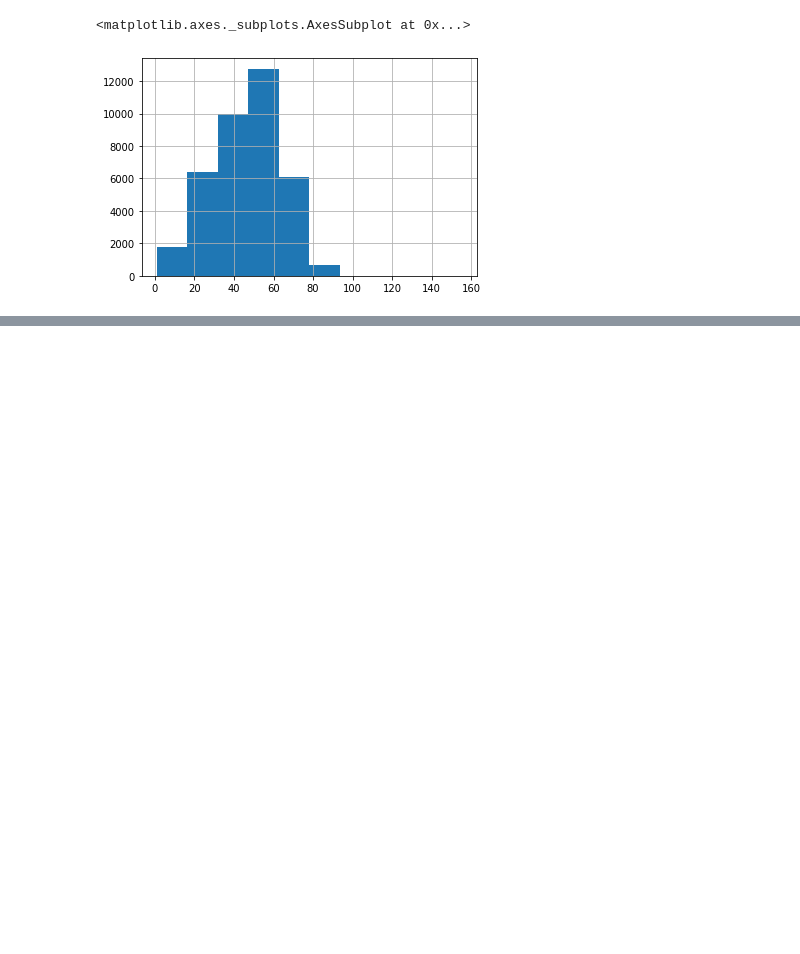
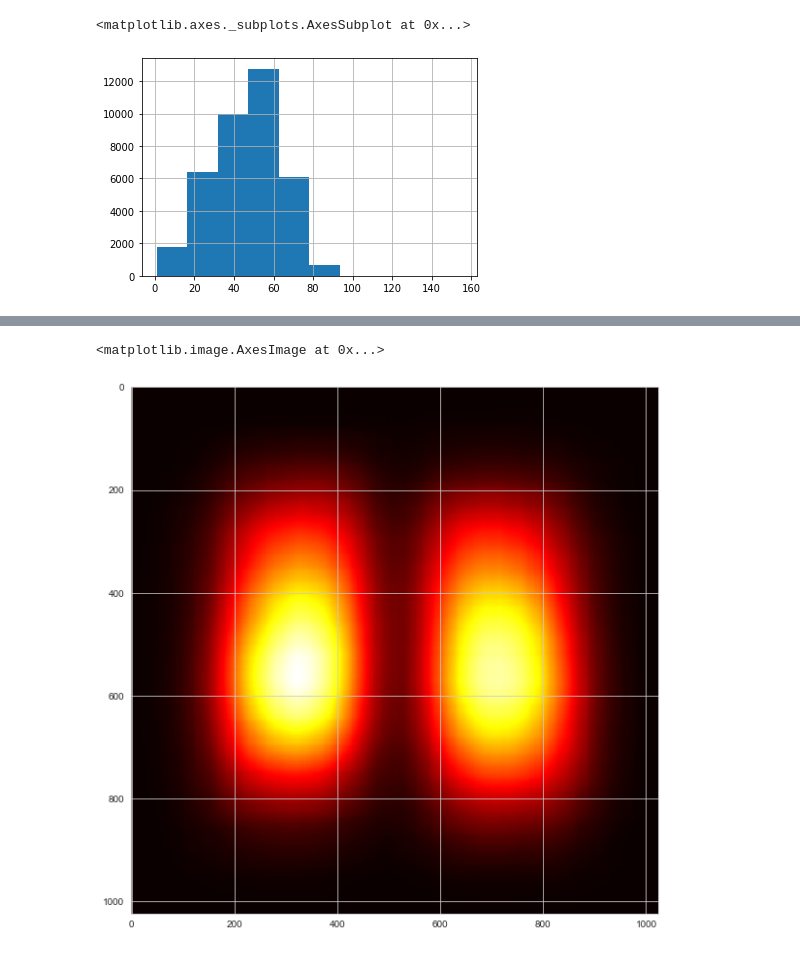
Before and after one commit to julycapstone2020/Pneumonia-Detection-Challenge, a Jupyter notebook: notebook/Pneumonia Detection - EDA.ipynb, the cells around one changed output, grey strips where cells are left out. Cells and saved outputs as stored; diff of their text form; code cells hidden in the pictures; blank space fills up the shorter version.

```diff
--- a/notebook/Pneumonia Detection - EDA.ipynb
+++ b/notebook/Pneumonia Detection - EDA.ipynb
@@ -175,0 +299,17 @@ memory usage: 4.8+ MB
+# %%
+#Show the boxes as segmentation
+# By showing them as segmentations we can get a better probability map for where the opacity regions are most likely to occur
+X_STEPS, Y_STEPS = 1024, 1024
+xx, yy = np.meshgrid(np.linspace(0, 1024, X_STEPS),
+           np.linspace(0, 1024, Y_STEPS),
+           indexing='xy')
+prob_image = np.zeros_like(xx)
+for _, c_row in train_df_target1.sample(5000).iterrows():
+    c_mask = (xx>=c_row['x']) & (xx<=(c_row['x']+c_row['width']))
+    c_mask &= (yy>=c_row['y']) & (yy<=c_row['y']+c_row['height'])
+    prob_image += c_mask
+fig, ax1 = plt.subplots(1, 1, figsize = (10, 10))
+ax1.imshow(prob_image, cmap='hot')
+# %% [output]
+<matplotlib.image.AxesImage at 0x...>
+[figure, added]
```
Also changed, not shown: parts of 22 cells of this notebook.
